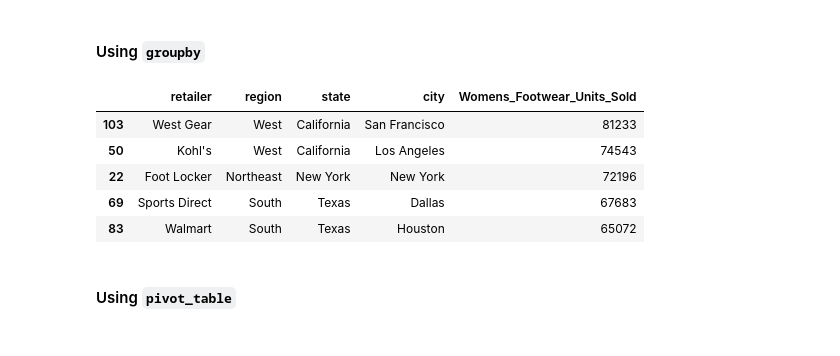
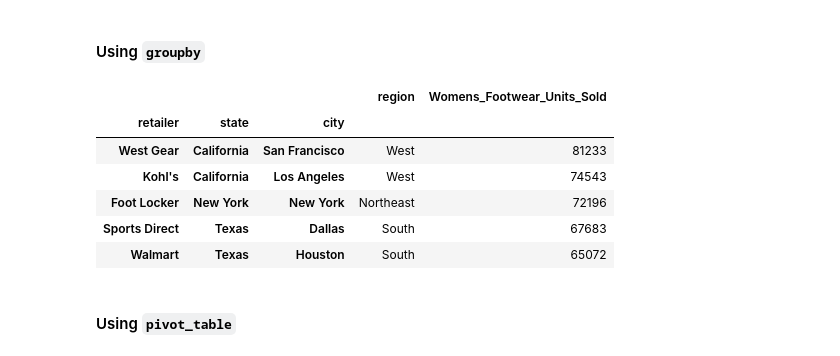
Before and after one commit to mward2020/athletic_sales_analysis, a Jupyter notebook: athletic_sales_analysis.ipynb, the cells around one changed output. Saved outputs shown, nothing was run; the diff lists cells and outputs as text; code cells hidden in the pictures.

```diff
--- a/athletic_sales_analysis.ipynb
+++ b/athletic_sales_analysis.ipynb
@@ -361,27 +363,28 @@ womens_shoe_sales
 # %%
 # Show the total number of women's athletic footwear sold for each retailer, region, state, and city.
 
 womens_shoe_sales_grouped = (
     df_merged_sales_data.groupby(['retailer', 'region', 'state', 'city'])['units_sold']
     .sum()
-    .reset_index()
+    .reset_index(level=1)
 )
 
 # Rename the "units_sold" column to "Womens_Footwear_Units_Sold"
 
 womens_shoe_sales_grouped.rename(columns={'units_sold': 'Womens_Footwear_Units_Sold'}, inplace=True)
 
 # Show the top 5 results.
 
 top_5_results = womens_shoe_sales_grouped.nlargest(5, 'Womens_Footwear_Units_Sold')
 top_5_results
 # %% [output]
-|  | retailer | region | state | city | Womens_Footwear_Units_Sold |
-| 103 | West Gear | West | California | San Francisco | 81233 |
-| 50 | Kohl's | West | California | Los Angeles | 74543 |
-| 22 | Foot Locker | Northeast | New York | New York | 72196 |
-| 69 | Sports Direct | South | Texas | Dallas | 67683 |
-| 83 | Walmart | South | Texas | Houston | 65072 |
+|  |  |  | region | Womens_Footwear_Units_Sold |
+| retailer | state | city |  |  |
+| West Gear | California | San Francisco | West | 81233 |
+| Kohl's | California | Los Angeles | West | 74543 |
+| Foot Locker | New York | New York | Northeast | 72196 |
+| Sports Direct | Texas | Dallas | South | 67683 |
+| Walmart | Texas | Houston | South | 65072 |
 # %% [markdown]
 #### Using `pivot_table`
 # %%
```
Also changed, not shown: parts of 5 cells of this notebook.
